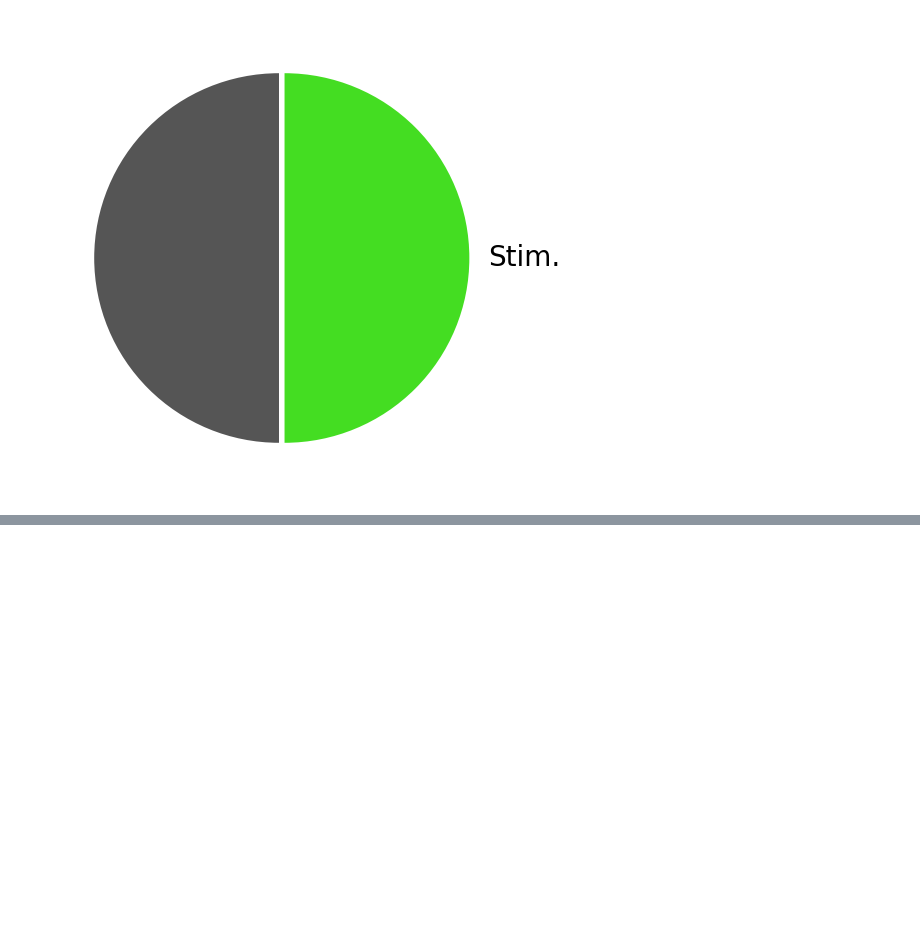
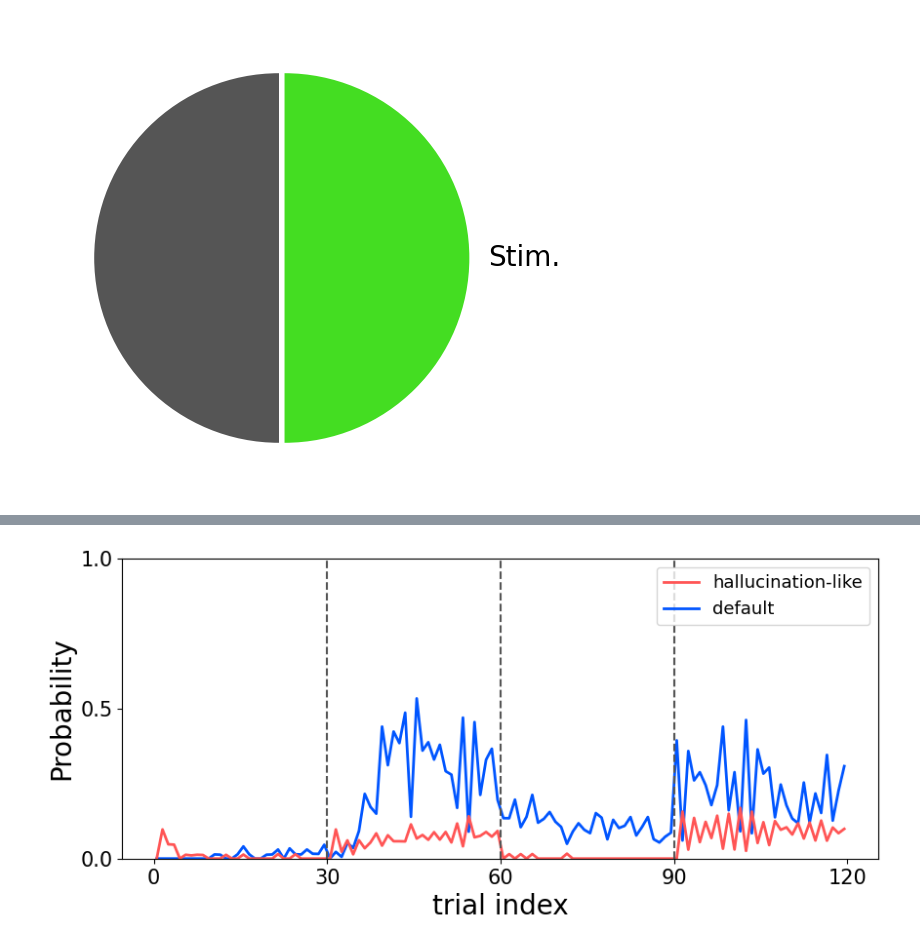
Before and after one commit to toppo365/flexiblemodel, a Jupyter notebook: switch_prob_2cond_0.5_ASD.ipynb, the cells around one changed output, grey strips where cells are left out. Cells and saved outputs as stored; diff of their text form; code cells hidden in the pictures; blank space fills up the shorter version.

```diff
--- a/switch_prob_2cond_0.5_ASD.ipynb
+++ b/switch_prob_2cond_0.5_ASD.ipynb
@@ -191,5 +191,23 @@ for n in range(num):
             oddsum[n,t,3] += oddsum[n,t,1]
         except:
             print("error", n,t)
+# %%
+plt.figure(figsize = (10,4))
+lbl = ["total","hallucination-like","default","new context"]
+clr = ["#333311","#ff5555","#0055ff","#00aa22"]
+for i in range(1,int(trialnum/hp.swblock)):
+    plt.plot([hp.swblock*i-0.5,hp.swblock*i-0.5], [0,12], "--",color = "#555555")
+for i in range(1,3):
+    h = plt.plot(np.nanmean(oddsum[:,:,i],axis = 0)/np.nanmean(oddsum[:,:,0],axis = 0), label = lbl[i], linewidth = 2, color = clr[i],zorder = -i)
+
+plt.legend(fontsize = 13)
+plt.xlabel("trial index", fontsize = 20)
+plt.ylabel("Probability", fontsize = 20)
+plt.xticks(np.arange(-0.5,trialnum+1,hp.swblock),np.arange(0,trialnum+1,hp.swblock), fontsize = 15)
+plt.yticks(np.arange(0,1.1,0.5),fontsize = 15)
+plt.ylim([0,1])
+plt.savefig("./figure/switch_prob_2cond_{}_odds_ASD.png".format(0.5), bbox_inches = "tight")
+# %% [output]
+[figure, added]
 # %%
 plt.figure(figsize = (10,4))
```
Also changed, not shown: parts of 9 cells of this notebook, 4 other files.
